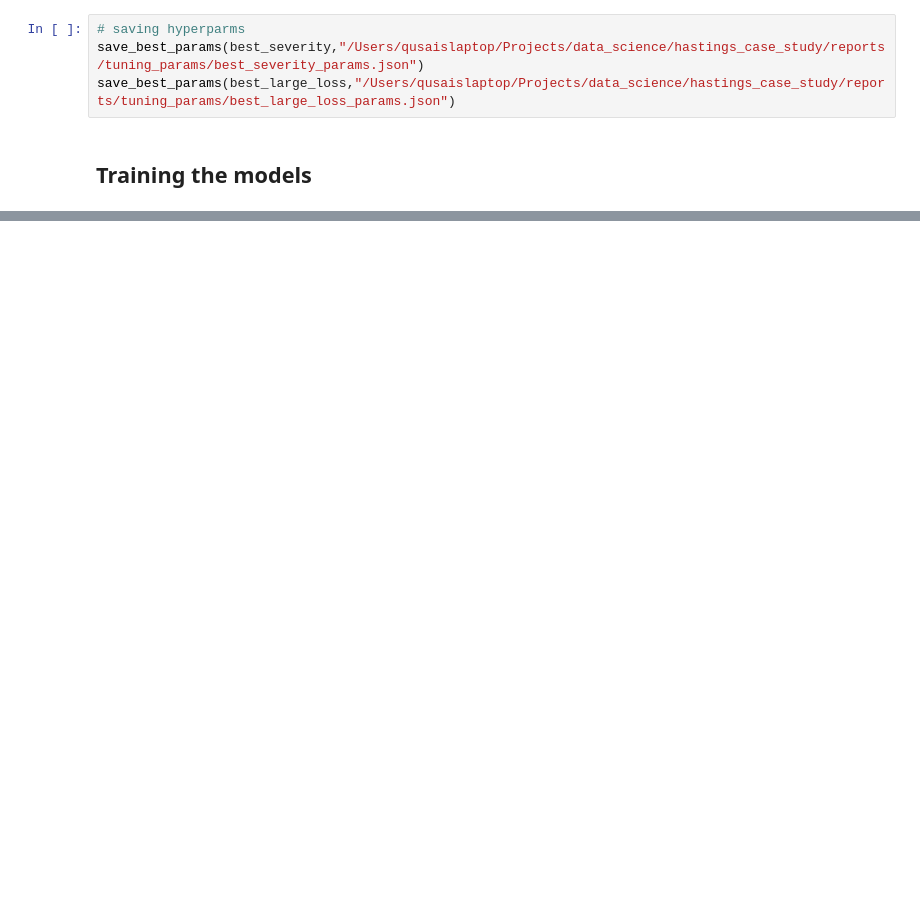
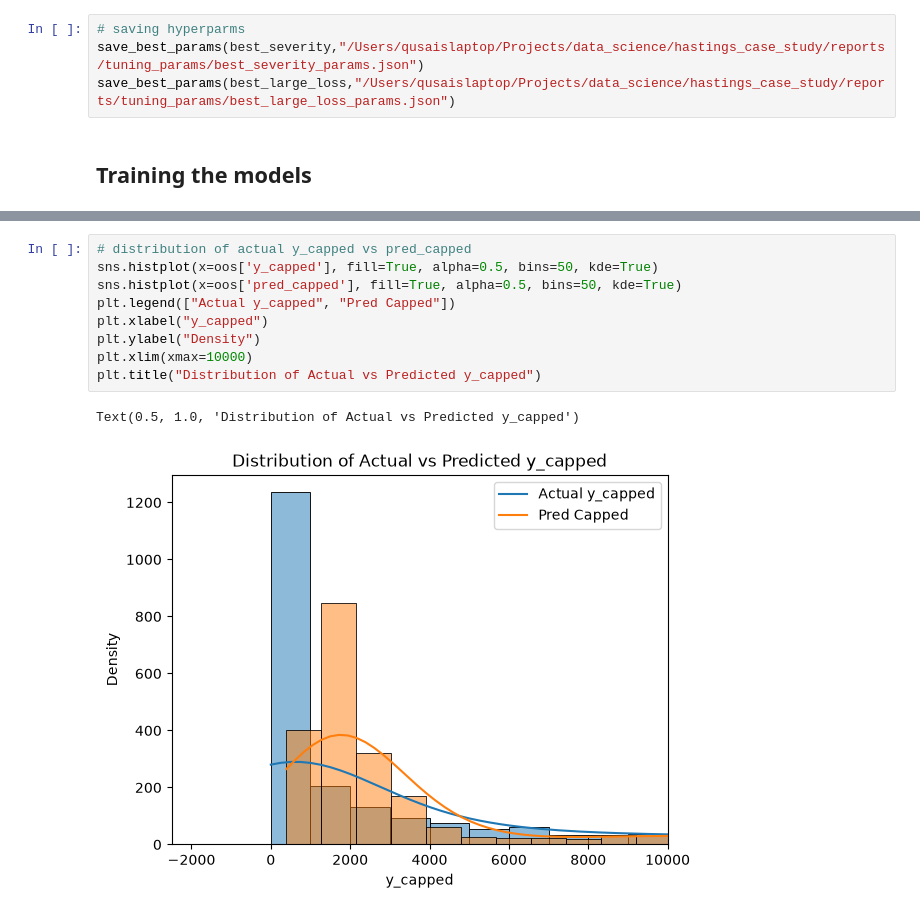
Before and after one commit to qusai238/fnol_modelling, a Jupyter notebook: notebooks/fnol_analysis.ipynb, the cells around one changed output, grey strips where cells are left out. Saved outputs shown, nothing was run; the diff lists cells and outputs as text; blank space fills up the shorter version.

```diff
--- a/notebooks/fnol_analysis.ipynb
+++ b/notebooks/fnol_analysis.ipynb
@@ -536,0 +592,12 @@ Name: gain_share, dtype: float64
+# %%
+# distribution of actual y_capped vs pred_capped
+sns.histplot(x=oos['y_capped'], fill=True, alpha=0.5, bins=50, kde=True)
+sns.histplot(x=oos['pred_capped'], fill=True, alpha=0.5, bins=50, kde=True)
+plt.legend(["Actual y_capped", "Pred Capped"])
+plt.xlabel("y_capped")
+plt.ylabel("Density")
+plt.xlim(xmax=10000)
+plt.title("Distribution of Actual vs Predicted y_capped")
+# %% [output]
+Text(0.5, 1.0, 'Distribution of Actual vs Predicted y_capped')
+[figure, added]
```
Also changed, not shown: parts of 45 cells of this notebook, 6 other files.
